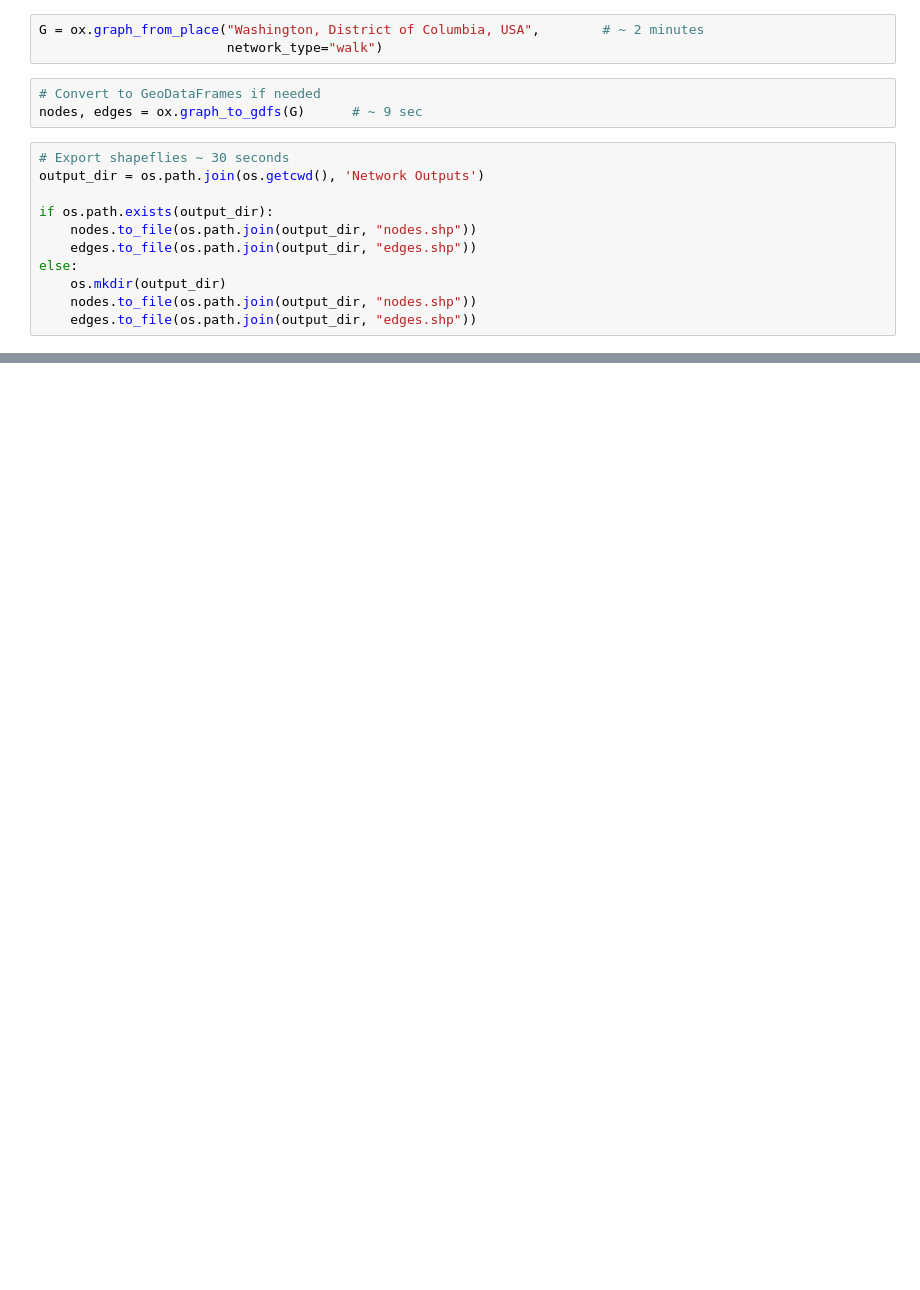
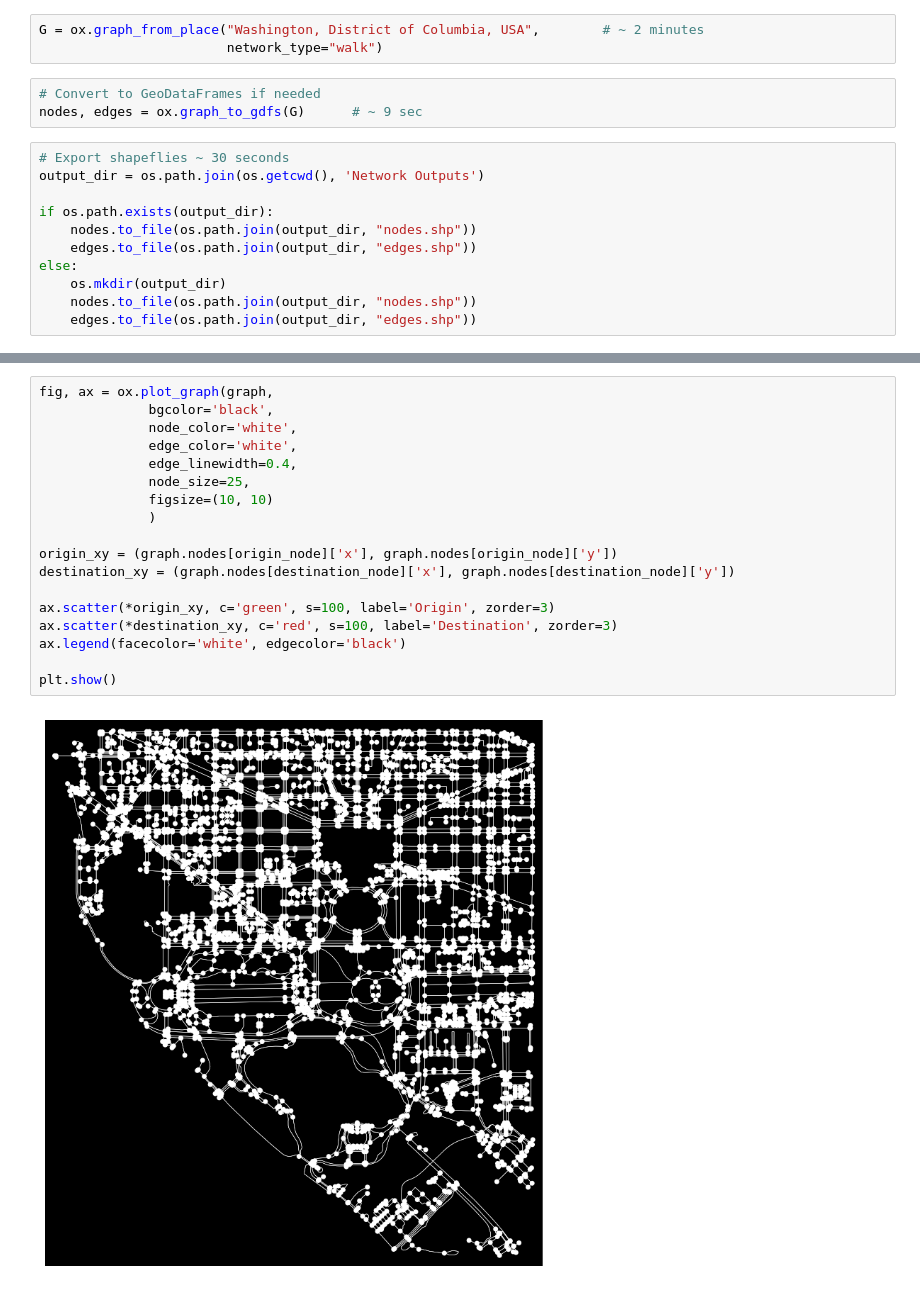
Before and after one commit to iansargent/DC-Metro-Crime, a Jupyter notebook: Scripts/Analysis/Flow Net/flownet.ipynb, the cells around one changed output, grey strips where cells are left out. Drawn from its saved outputs; the diff is of its cells as text; blank space fills up the shorter version.

```diff
--- a/Scripts/Analysis/Flow Net/flownet.ipynb
+++ b/Scripts/Analysis/Flow Net/flownet.ipynb
@@ -90,0 +121,20 @@ Graph Radius: 11477239.09 m
+# %%
+fig, ax = ox.plot_graph(graph,
+              bgcolor='black',
+              node_color='white',
+              edge_color='white',
+              edge_linewidth=0.4,
+              node_size=25,
+              figsize=(10, 10)
+              )
+
+origin_xy = (graph.nodes[origin_node]['x'], graph.nodes[origin_node]['y'])
+destination_xy = (graph.nodes[destination_node]['x'], graph.nodes[destination_node]['y'])
+
+ax.scatter(*origin_xy, c='green', s=100, label='Origin', zorder=3)
+ax.scatter(*destination_xy, c='red', s=100, label='Destination', zorder=3)
+ax.legend(facecolor='white', edgecolor='black')
+
+plt.show()
+# %% [output]
+[figure, added]
```
Also changed, not shown: parts of 7 cells of this notebook.
